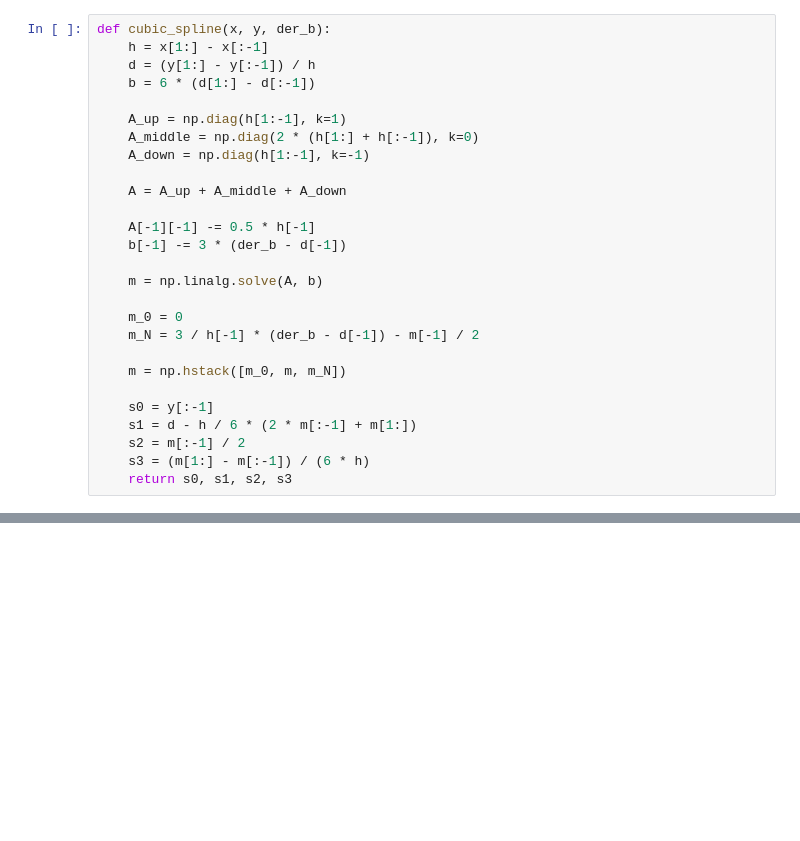
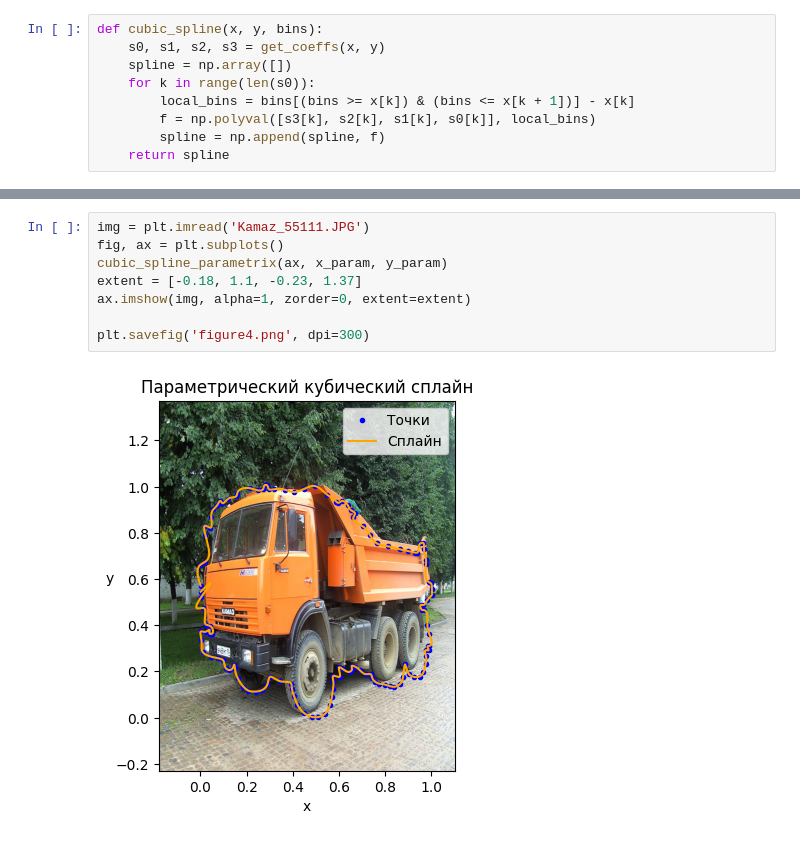
Before and after one commit to gravsim/FSR_numerical_methods, a Jupyter notebook: 2026_09_28_project1/Task1_Klopov.ipynb, the cells around one changed output, grey strips where cells are left out. Cells and saved outputs as stored; diff of their text form; blank space fills up the shorter version.

```diff
--- a/2026_09_28_project1/Task1_Klopov.ipynb
+++ b/2026_09_28_project1/Task1_Klopov.ipynb
@@ -11,27 +45,9 @@ y = df[:, 1]
 # %%
-def cubic_spline(x, y, der_b):
-    h = x[1:] - x[:-1]
-    d = (y[1:] - y[:-1]) / h
-    b = 6 * (d[1:] - d[:-1])
-
-    A_up = np.diag(h[1:-1], k=1)
-    A_middle = np.diag(2 * (h[1:] + h[:-1]), k=0)
-    A_down = np.diag(h[1:-1], k=-1)
-
-    A = A_up + A_middle + A_down
-
-    A[-1][-1] -= 0.5 * h[-1]
-    b[-1] -= 3 * (der_b - d[-1])
-
-    m = np.linalg.solve(A, b)
-
-    m_0 = 0
-    m_N = 3 / h[-1] * (der_b - d[-1]) - m[-1] / 2
-
-    m = np.hstack([m_0, m, m_N])
-
-    s0 = y[:-1]
-    s1 = d - h / 6 * (2 * m[:-1] + m[1:])
-    s2 = m[:-1] / 2
-    s3 = (m[1:] - m[:-1]) / (6 * h)
-    return s0, s1, s2, s3
+def cubic_spline(x, y, bins):
+    s0, s1, s2, s3 = get_coeffs(x, y)
+    spline = np.array([])
+    for k in range(len(s0)):
+        local_bins = bins[(bins >= x[k]) & (bins <= x[k + 1])] - x[k]
+        f = np.polyval([s3[k], s2[k], s1[k], s0[k]], local_bins)
+        spline = np.append(spline, f)
+    return spline
@@ -102,0 +140,10 @@ def cubic_spline_parametrix(x, y, der_b):
+# %%
+img = plt.imread('Kamaz_55111.JPG')
+fig, ax = plt.subplots()
+cubic_spline_parametrix(ax, x_param, y_param)
+extent = [-0.18, 1.1, -0.23, 1.37]
+ax.imshow(img, alpha=1, zorder=0, extent=extent)
+
+plt.savefig('figure4.png', dpi=300)
+# %% [output]
+[figure, added]
```
Also changed, not shown: parts of 8 cells of this notebook, 11 other files.
